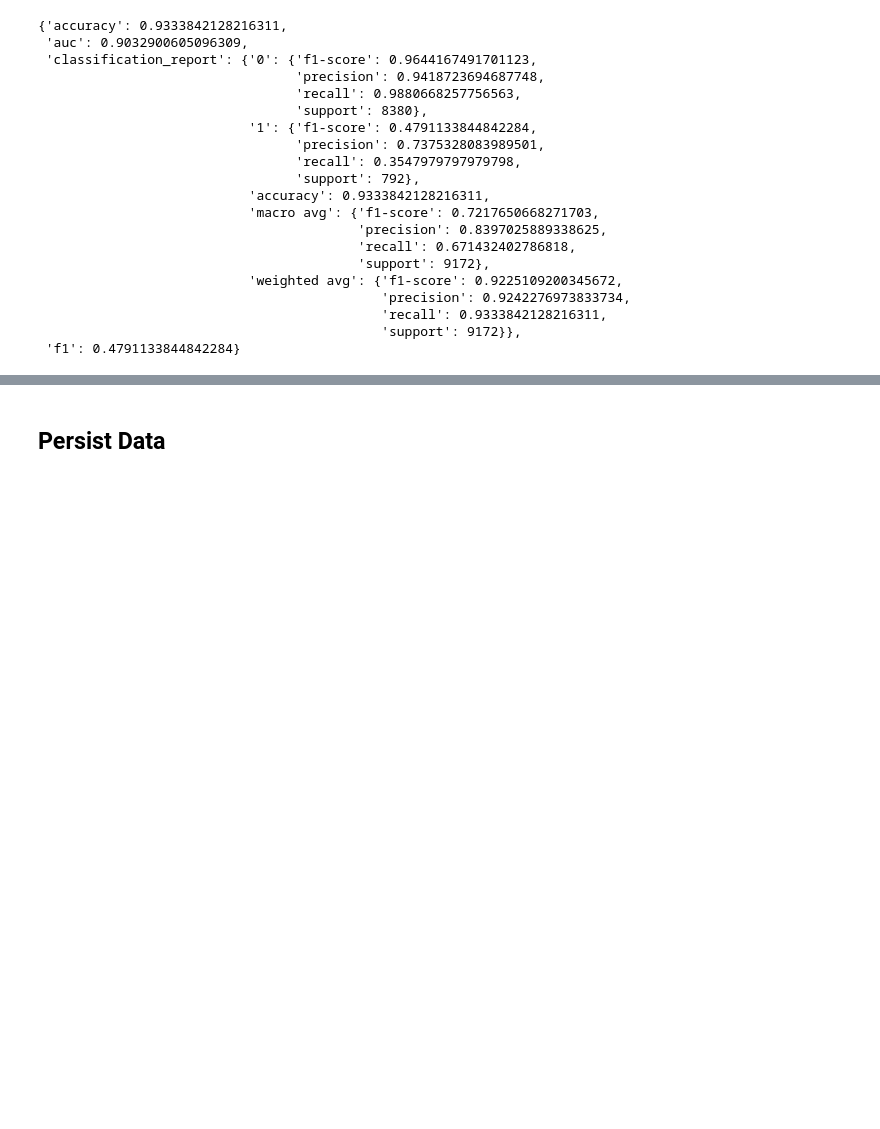
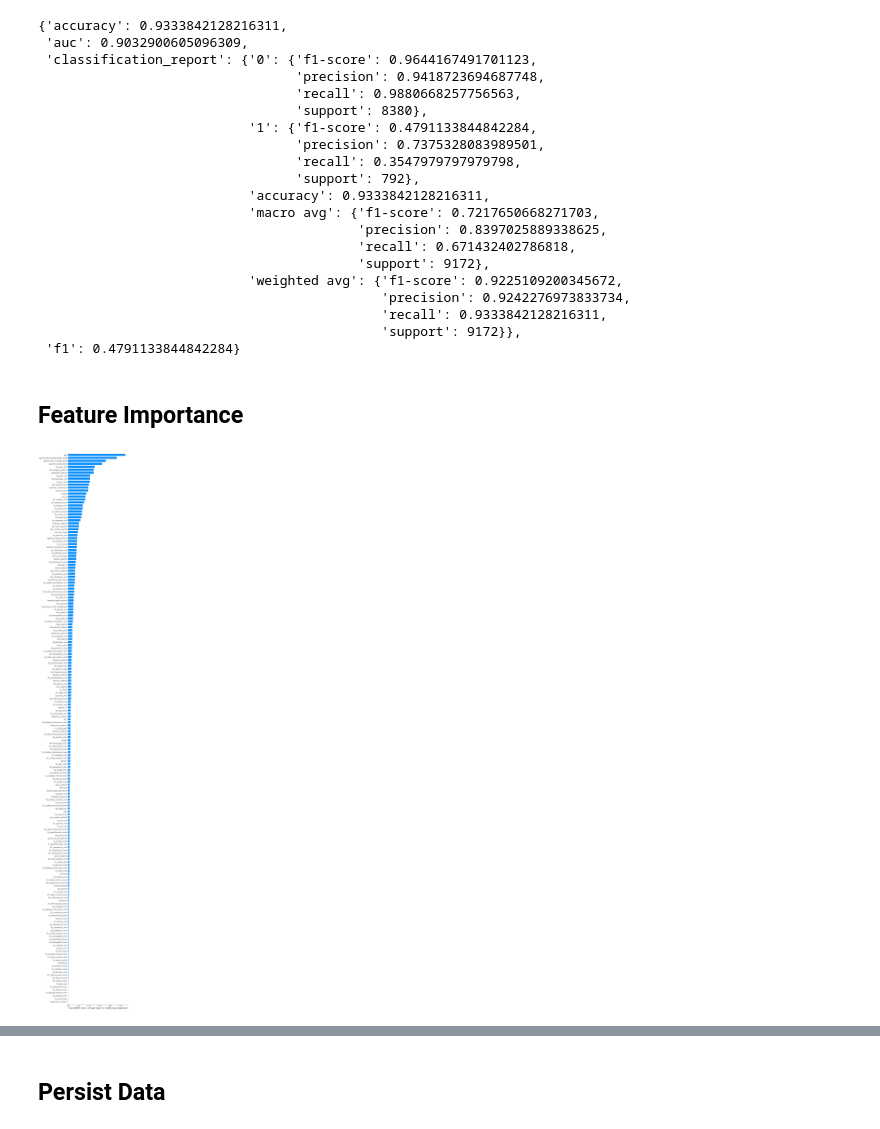
Before and after one commit to iainwo/kaggle, a Jupyter notebook: notebooks/4.0.0-iwong-model-catboost.ipynb, the cells around one changed output, grey strips where cells are left out. Drawn from its saved outputs; the diff is of its cells as text; code cells hidden in the pictures; blank space fills up the shorter version.

Commit message:
added nb for feature importance and model failure analysis

```diff
--- a/notebooks/4.0.0-iwong-model-catboost.ipynb
+++ b/notebooks/4.0.0-iwong-model-catboost.ipynb
@@ -190,3 +192,13 @@ pprint.pprint(test_results)
                                             'recall': 0.9333842128216311,
                                             'support': 9172}},
  'f1': 0.4791133844842284}
+# %% [markdown]
+## Feature Importance
+# %%
+shap_values = model.get_feature_importance(Pool(X_train, label=y_train, cat_features=cat_cols), type='ShapValues')
+expected_values = shap_values[0, -1]
+shap_values = shap_values[:, :-1]
+# %%
+shap.summary_plot(shap_values, X_train, plot_type='bar', max_display=200)
+# %% [output]
+[figure, added]
```
Also changed, not shown: parts of 6 cells of this notebook, 1 other file.
